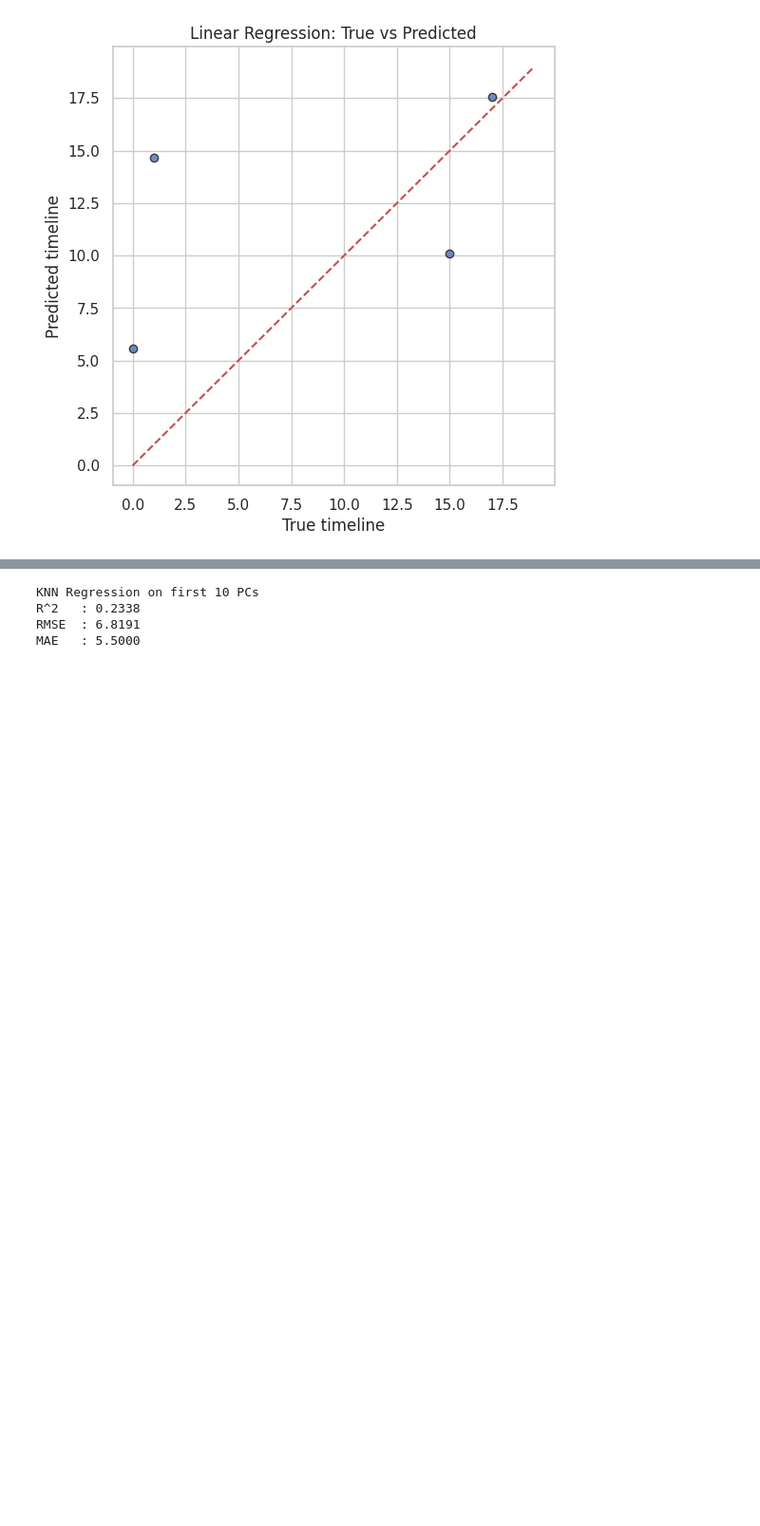
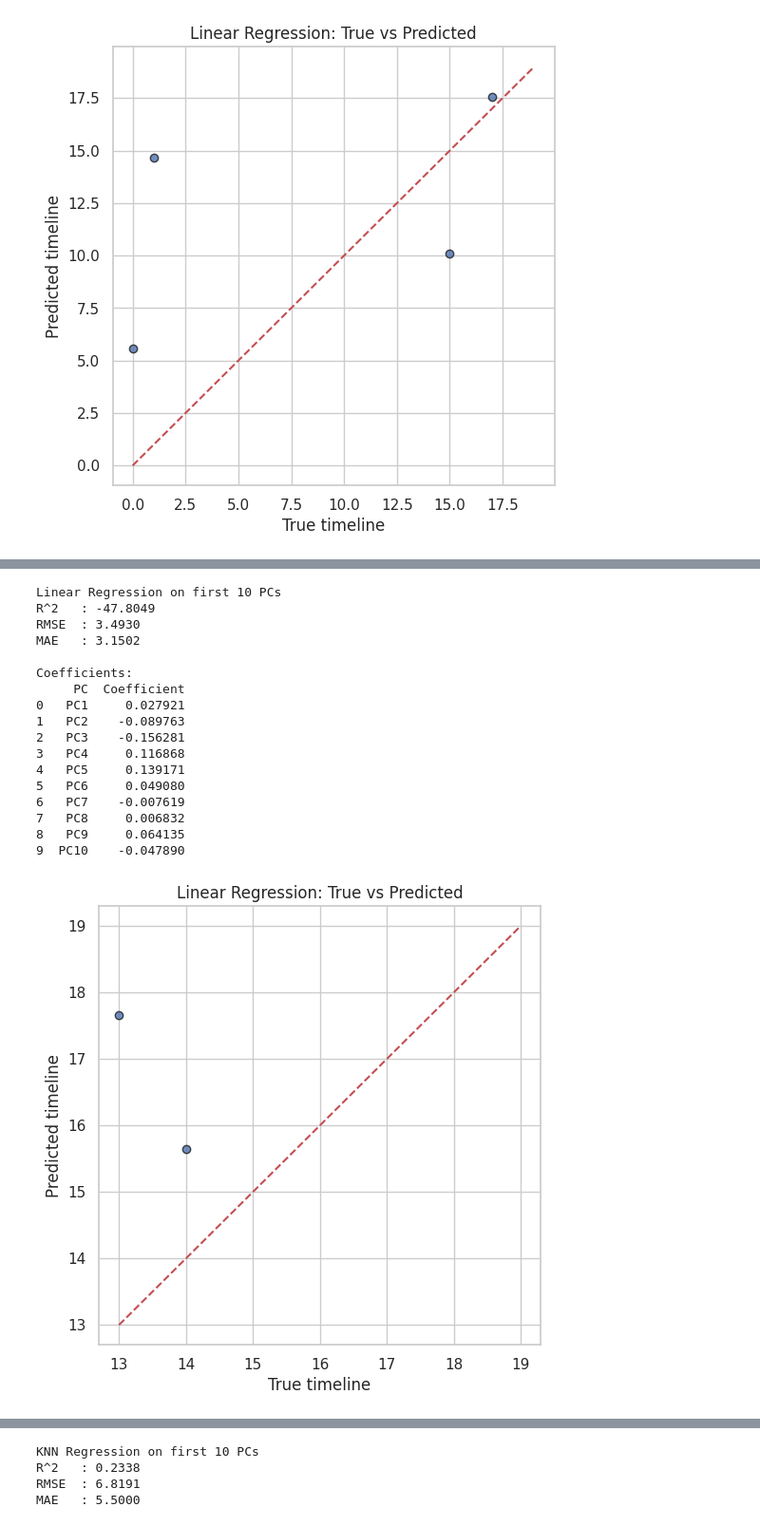
Before and after one commit to TyBruceChen/MBP-BrainIAC-Feature-Analysis, a Jupyter notebook: pca_feature_visualization.ipynb, the cells around one changed output, grey strips where cells are left out. Shown at 95% size. Drawn from its saved outputs; the diff is of its cells as text; code cells hidden in the pictures; blank space fills up the shorter version.

```diff
--- a/pca_feature_visualization.ipynb
+++ b/pca_feature_visualization.ipynb
@@ -522,0 +663,71 @@ Coefficients:
+# %%
+from sklearn.linear_model import LinearRegression
+from sklearn.model_selection import train_test_split
+from sklearn.metrics import r2_score, mean_squared_error, mean_absolute_error
+import numpy as np
+import matplotlib.pyplot as plt
+
+# Use first 10 PCs
+X_lr = df_pca[[f'PC{i+1}' for i in range(10)]].values[-7:]
+
+# Choose target
+y = np.arange(len(participants_gw.to_list()))[-7:]#np.array(participants_gw.to_list())
+
+# Split data
+X_train, X_test, y_train, y_test = train_test_split(
+    X_lr, y, test_size=0.2, random_state=42
+)
+
+# Fit linear regression
+lr = LinearRegression()
+lr.fit(X_train, y_train)
+
+# Predict
+y_pred = lr.predict(X_test)
+
+# Evaluate
+r2 = r2_score(y_test, y_pred)
+rmse = np.sqrt(mean_squared_error(y_test, y_pred))
+mae = mean_absolute_error(y_test, y_pred)
+
+print("Linear Regression on first 10 PCs")
+print(f"R^2   : {r2:.4f}")
+print(f"RMSE  : {rmse:.4f}")
+print(f"MAE   : {mae:.4f}")
+
+# Show coefficients
+coef_df = pd.DataFrame({
+    'PC': [f'PC{i+1}' for i in range(10)],
+    'Coefficient': lr.coef_
+})
+print("\nCoefficients:")
+print(coef_df)
+
+# Plot predicted vs true
+plt.figure(figsize=(6,6))
+plt.scatter(y_test, y_pred, alpha=0.8, edgecolor='k')
+plt.xlabel("True timeline")
+plt.ylabel("Predicted timeline")
+plt.title("Linear Regression: True vs Predicted")
+plt.grid(True)
+plt.plot([y.min(), y.max()], [y.min(), y.max()], 'r--')
+plt.show()
+# %% [output]
+Linear Regression on first 10 PCs
+R^2   : -47.8049
+RMSE  : 3.4930
+MAE   : 3.1502
+
+Coefficients:
+     PC  Coefficient
+0   PC1     0.027921
+1   PC2    -0.089763
+2   PC3    -0.156281
+3   PC4     0.116868
+4   PC5     0.139171
+5   PC6     0.049080
+6   PC7    -0.007619
+7   PC8     0.006832
+8   PC9     0.064135
+9  PC10    -0.047890
+[figure, added]
```
Also changed, not shown: parts of 11 cells of this notebook.
